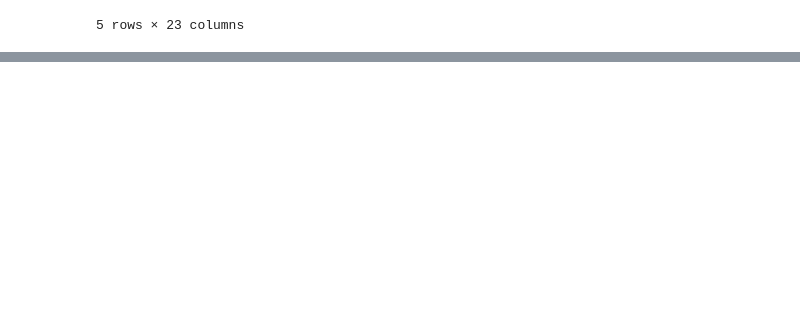
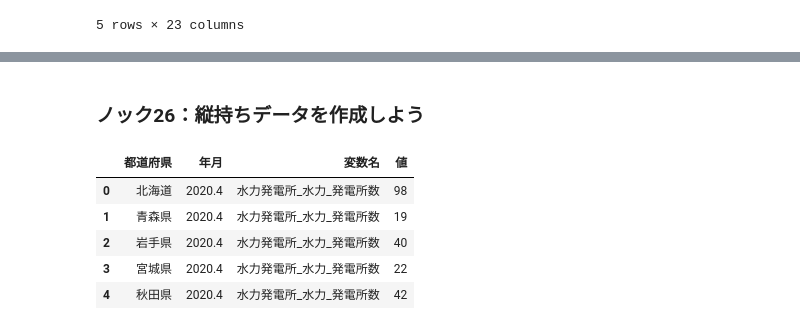
Before and after one commit to TakuroTerui/python_data_processing_100_knock, a Jupyter notebook: 第2章Excelデータを読み込んでみよう.ipynb, the cells around one changed output, grey strips where cells are left out. Saved outputs shown, nothing was run; the diff lists cells and outputs as text; code cells hidden in the pictures; blank space fills up the shorter version.

```diff
--- a/第2章Excelデータを読み込んでみよう.ipynb
+++ b/第2章Excelデータを読み込んでみよう.ipynb
@@ -132,0 +227,12 @@ data.head()
+# %% [markdown]
+### ノック26：縦持ちデータを作成しよう
+# %%
+datas_v = pd.melt(datas, id_vars=['都道府県', '年月'], var_name='変数名', value_name='値')
+datas_v.head()
+# %% [output]
+|  | 都道府県 | 年月 | 変数名 | 値 |
+| 0 | 北海道 | 2020.4 | 水力発電所_水力_発電所数 | 98 |
+| 1 | 青森県 | 2020.4 | 水力発電所_水力_発電所数 | 19 |
+| 2 | 岩手県 | 2020.4 | 水力発電所_水力_発電所数 | 40 |
+| 3 | 宮城県 | 2020.4 | 水力発電所_水力_発電所数 | 22 |
+| 4 | 秋田県 | 2020.4 | 水力発電所_水力_発電所数 | 42 |
```
Also changed, not shown: parts of 9 cells of this notebook.
